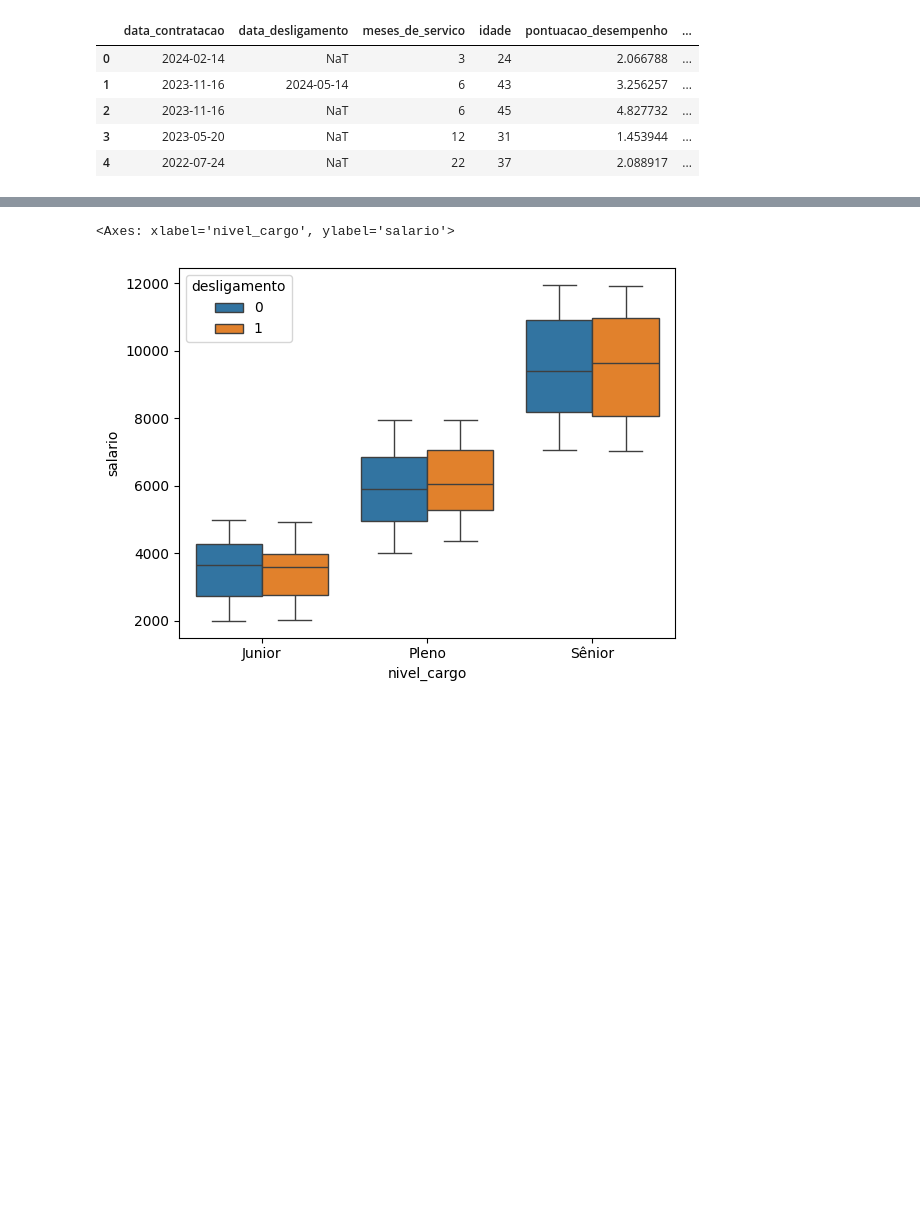
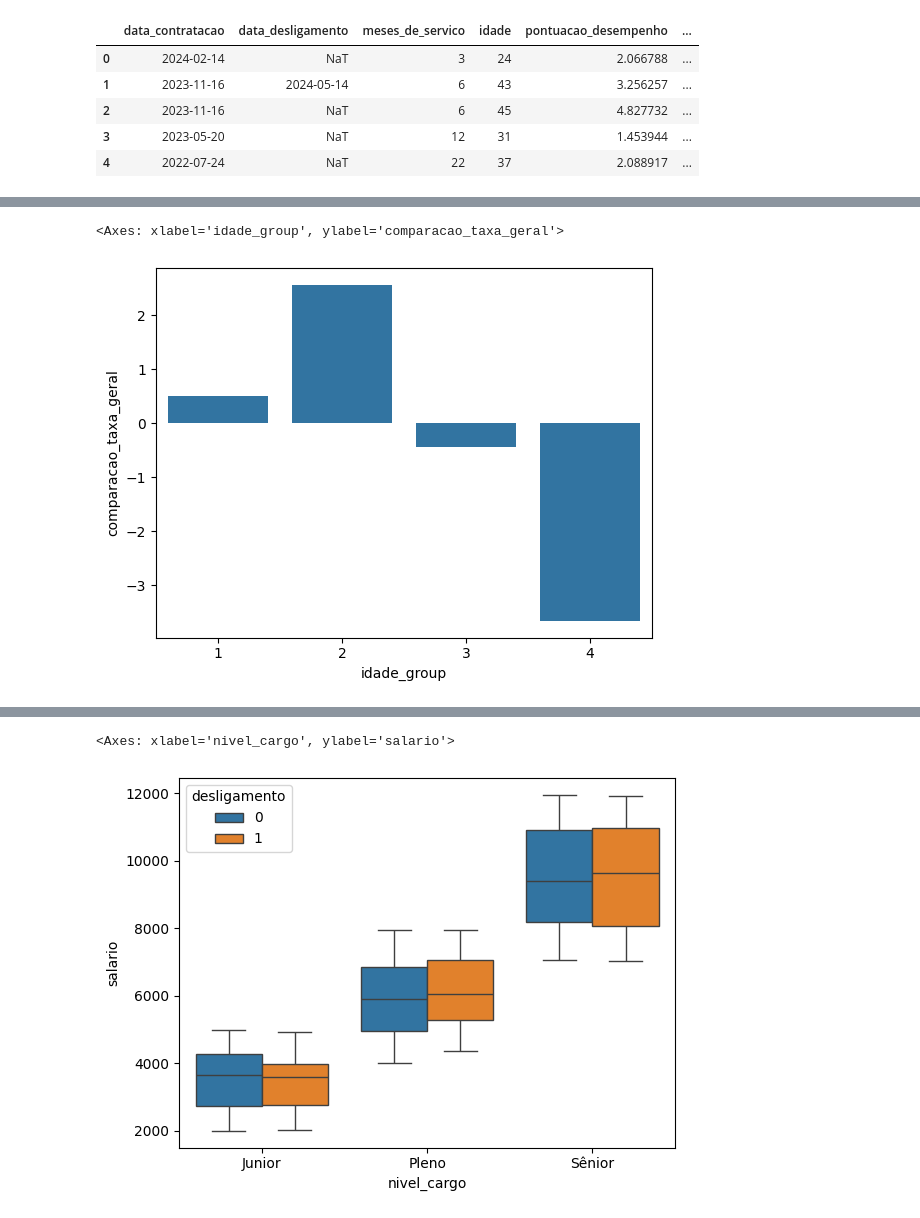
Before and after one commit to matheusmello-o/turnover-optmization, a Jupyter notebook: turnover.ipynb, the cells around one changed output, grey strips where cells are left out. Drawn from its saved outputs; the diff is of its cells as text; code cells hidden in the pictures; blank space fills up the shorter version.

```diff
--- a/turnover.ipynb
+++ b/turnover.ipynb
@@ -155,0 +125,18 @@ Taxa de retencao Senior:  0.7760416666666666
+# %%
+def taxa_retencao(df, by = []):
+    total_colaboradores = df.shape[0]
+    desligamentos = df.desligamento.sum()
+    colaboradores_ativos = total_colaboradores - desligamentos
+    taxa_retencao_geral = colaboradores_ativos / total_colaboradores
+
+    if not by: # checando se a lista está vazia
+        return taxa_retencao_geral
+    else:
+        tx_retencao = df.groupby(by, observed=False).agg(total_colaboradores = ('data_contratacao', 'count'),
+                              total_desligamentos = ('desligamento', 'sum')).reset_index()
+
+        tx_retencao['colaboradores_ativos'] = tx_retencao.total_colaboradores - tx_retencao.total_desligamentos
+        tx_retencao['taxa_retencao'] = tx_retencao.colaboradores_ativos / tx_retencao.total_colaboradores
+        tx_retencao['turnover'] = ((tx_retencao.total_colaboradores + tx_retencao.total_desligamentos) / 2) / tx_retencao.colaboradores_ativos
+        tx_retencao['comparacao_taxa_geral'] = (tx_retencao.taxa_retencao / taxa_retencao_geral - 1) * 100
+        return tx_retencao
@@ -201,0 +176,7 @@ Taxa de retencao grupo nan: nan
+# %%
+sns.barplot(taxa_retencao(df, 'idade_group'),
+            x = 'idade_group',
+            y = 'comparacao_taxa_geral')
+# %% [output]
+<Axes: xlabel='idade_group', ylabel='comparacao_taxa_geral'>
+[figure, added]
```
Also changed, not shown: parts of 24 cells of this notebook.
